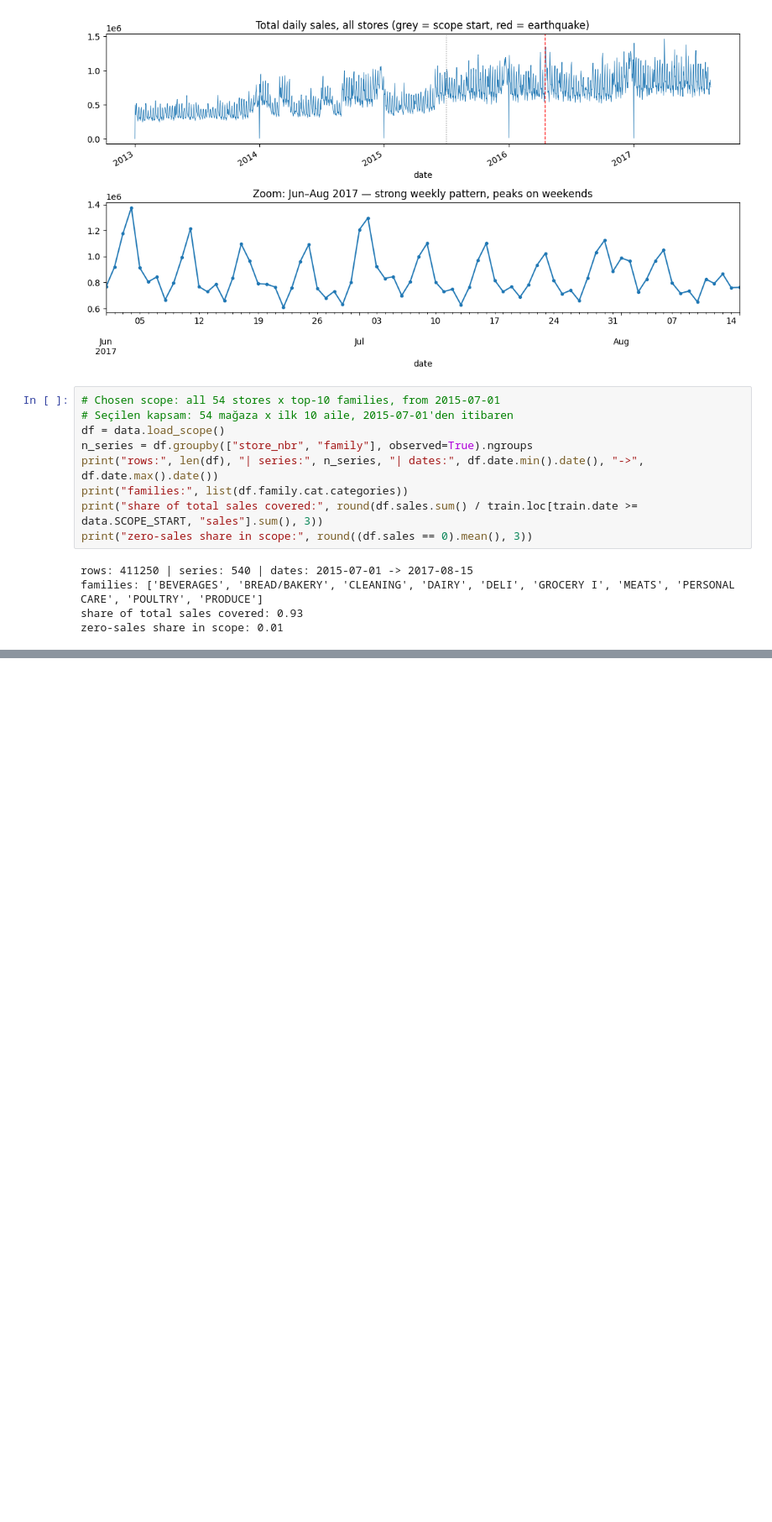
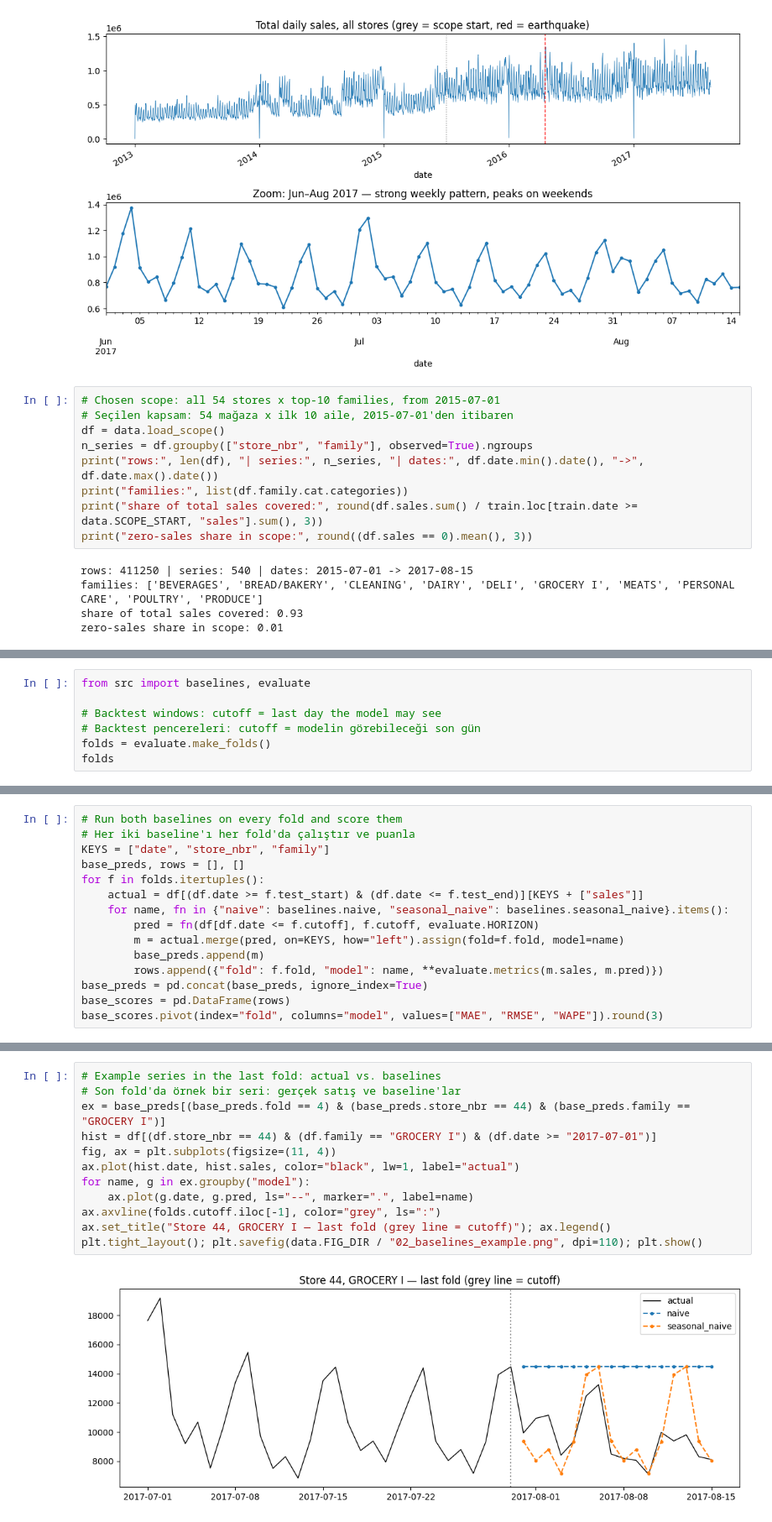
Before and after one commit to Mervecaliskann/retail-demand-forecasting, a Jupyter notebook: notebooks/forecasting.ipynb, the cells around one changed output, grey strips where cells are left out. Shown at 84% size. Drawn from its saved outputs; the diff is of its cells as text; blank space fills up the shorter version.

```diff
--- a/notebooks/forecasting.ipynb
+++ b/notebooks/forecasting.ipynb
@@ -109,0 +123,7 @@ zero-sales share in scope: 0.01
+# %%
+from src import baselines, evaluate
+
+# Backtest windows: cutoff = last day the model may see
+# Backtest pencereleri: cutoff = modelin görebileceği son gün
+folds = evaluate.make_folds()
+folds
@@ -109,0 +136,15 @@ zero-sales share in scope: 0.01
+# %%
+# Run both baselines on every fold and score them
+# Her iki baseline'ı her fold'da çalıştır ve puanla
+KEYS = ["date", "store_nbr", "family"]
+base_preds, rows = [], []
+for f in folds.itertuples():
+    actual = df[(df.date >= f.test_start) & (df.date <= f.test_end)][KEYS + ["sales"]]
+    for name, fn in {"naive": baselines.naive, "seasonal_naive": baselines.seasonal_naive}.items():
+        pred = fn(df[df.date <= f.cutoff], f.cutoff, evaluate.HORIZON)
+        m = actual.merge(pred, on=KEYS, how="left").assign(fold=f.fold, model=name)
+        base_preds.append(m)
+        rows.append({"fold": f.fold, "model": name, **evaluate.metrics(m.sales, m.pred)})
+base_preds = pd.concat(base_preds, ignore_index=True)
+base_scores = pd.DataFrame(rows)
+base_scores.pivot(index="fold", columns="model", values=["MAE", "RMSE", "WAPE"]).round(3)
@@ -109,0 +159,14 @@ zero-sales share in scope: 0.01
+# %%
+# Example series in the last fold: actual vs. baselines
+# Son fold'da örnek bir seri: gerçek satış ve baseline'lar
+ex = base_preds[(base_preds.fold == 4) & (base_preds.store_nbr == 44) & (base_preds.family == "GROCERY I")]
+hist = df[(df.store_nbr == 44) & (df.family == "GROCERY I") & (df.date >= "2017-07-01")]
+fig, ax = plt.subplots(figsize=(11, 4))
+ax.plot(hist.date, hist.sales, color="black", lw=1, label="actual")
+for name, g in ex.groupby("model"):
+    ax.plot(g.date, g.pred, ls="--", marker=".", label=name)
+ax.axvline(folds.cutoff.iloc[-1], color="grey", ls=":")
+ax.set_title("Store 44, GROCERY I — last fold (grey line = cutoff)"); ax.legend()
+plt.tight_layout(); plt.savefig(data.FIG_DIR / "02_baselines_example.png", dpi=110); plt.show()
+# %% [output]
+[figure, added]
```
Also changed, not shown: parts of 3 cells of this notebook, 3 other files.
